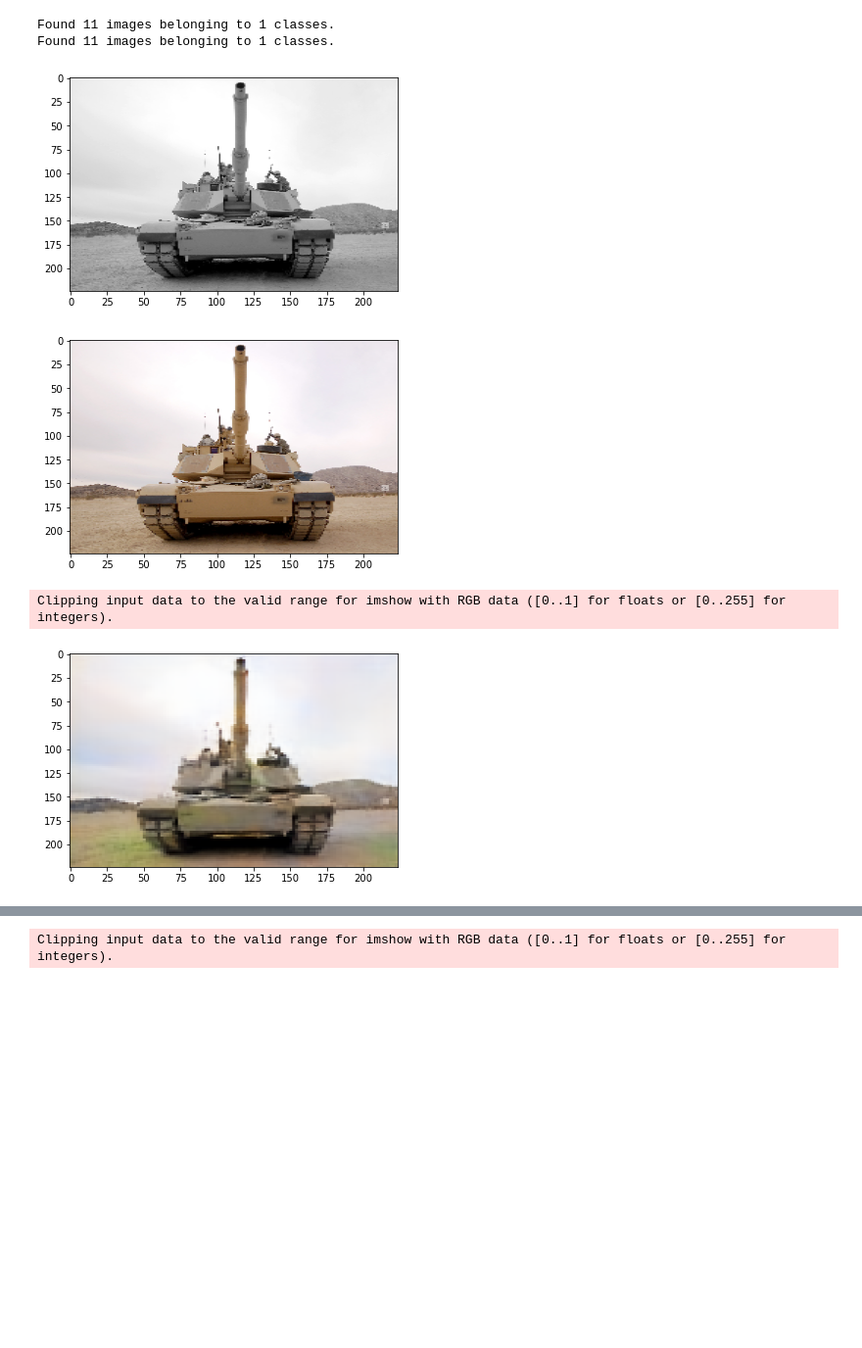
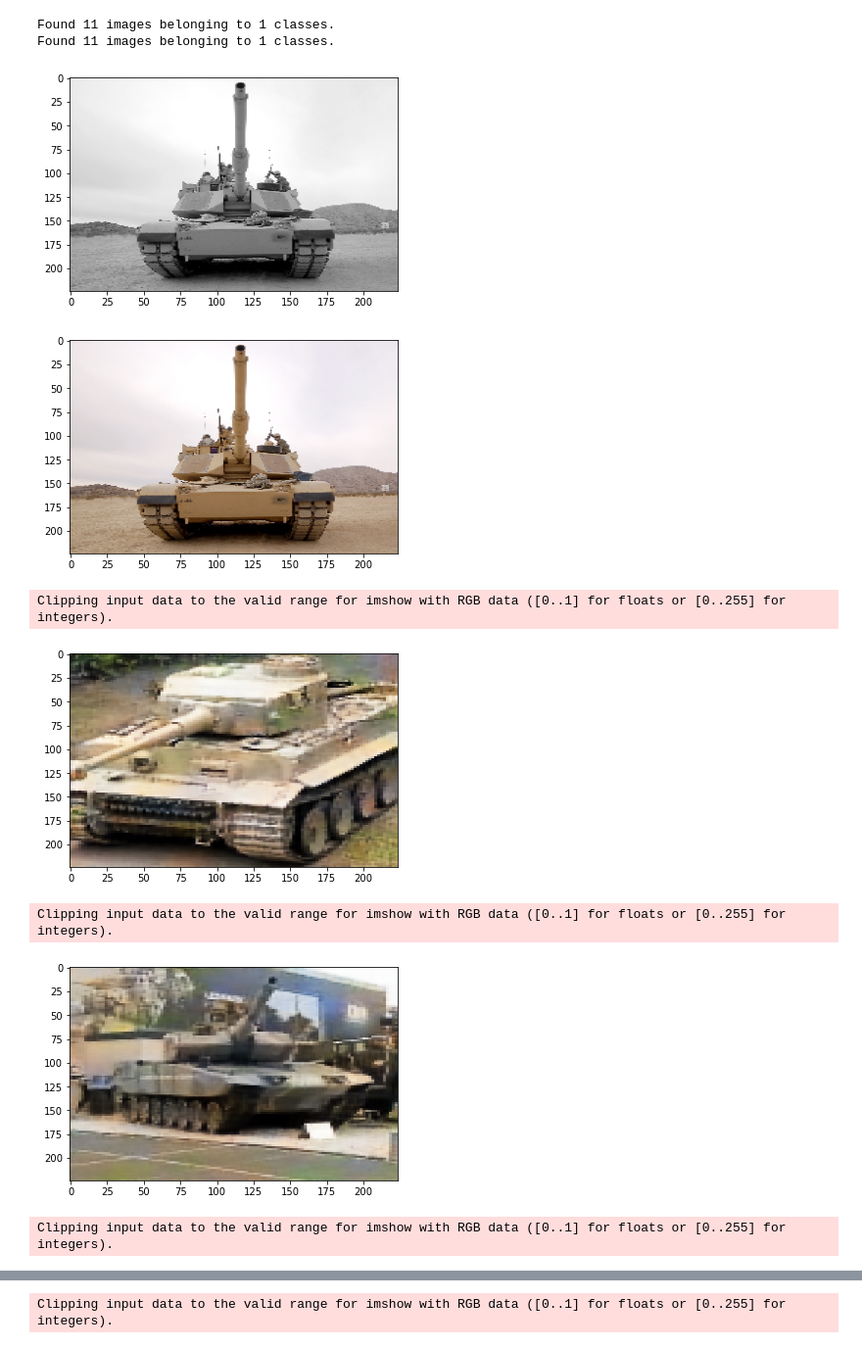
Before and after one commit to cris391/BlackWhiteToColor, a Jupyter notebook: Main.ipynb, the cells around one changed output, grey strips where cells are left out. Shown at 98% size. Drawn from its saved outputs; the diff is of its cells as text; code cells hidden in the pictures; blank space fills up the shorter version.

```diff
--- a/Main.ipynb
+++ b/Main.ipynb
@@ -100,7 +104,9 @@ model.compile(opt, loss='mse', metrics=['accuracy'])
 # It should typically be equal to the number of samples if your dataset divided by the batch size.
 steps = 30 ### 2)100/62%acc #### 1)21/50%acc
 val_steps = 6
-iterations = 500 ### 2)30 ### 1)20
+iterations = 1 ### 2)30 ### 1)20
+#the amount of steps per epoch were chosen based on an example from the course about cats and dogs
+#they had a ratio of the training size / 20
 
 history = model.fit_generator(train_generator,
                               steps_per_epoch=steps,
@@ -179,21 +170,28 @@ test_y = bw.flow_from_directory(test_dir,
 Found 11 images belonging to 1 classes.
 Found 11 images belonging to 1 classes.
 # %%
+model.load_weights("testModel_weights(30steps500epochs).h5")
+
 testpic = model.predict_on_batch(test_x[0])
 # %%
 picNum = 6
 
 plt.imshow(test_x[0][picNum],aspect="auto", cmap=plt.get_cmap('gray'))
 plt.show()
 #print(x[0])
 
 plt.imshow(test_y[0][picNum],aspect="auto")
 plt.show()
 
-plt.imshow(testpic[picNum],aspect="auto")
-plt.show()
+for i in range(0, len(test_x[0])):
+    plt.imshow(testpic[i],aspect="auto")
+    plt.savefig('500_epochs_30_steps' + str(i) + '.png')
+    plt.show()
 # %% [output]
 [figure]
 [figure]
 Clipping input data to the valid range for imshow with RGB data ([0..1] for floats or [0..255] for integers).
-[figure, old version]
+[figure, new version]
+Clipping input data to the valid range for imshow with RGB data ([0..1] for floats or [0..255] for integers).
+[figure, added]
+Clipping input data to the valid range for imshow with RGB data ([0..1] for floats or [0..255] for integers).
```
Also changed, not shown: parts of 9 cells of this notebook, 1 other file.
